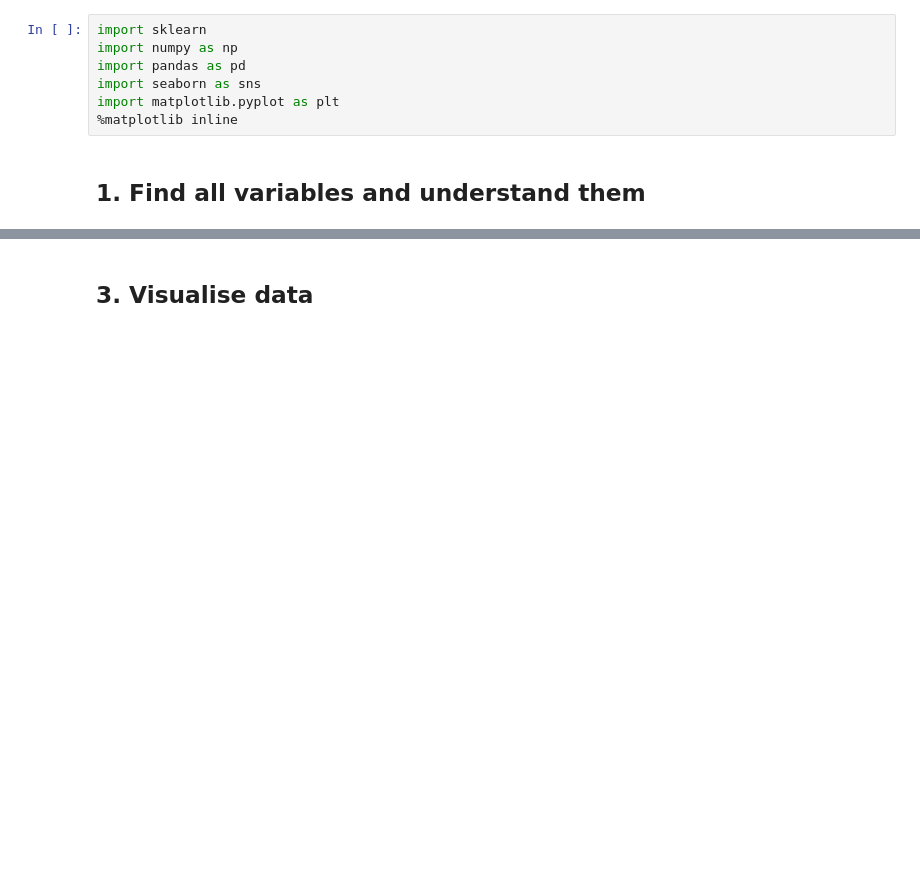
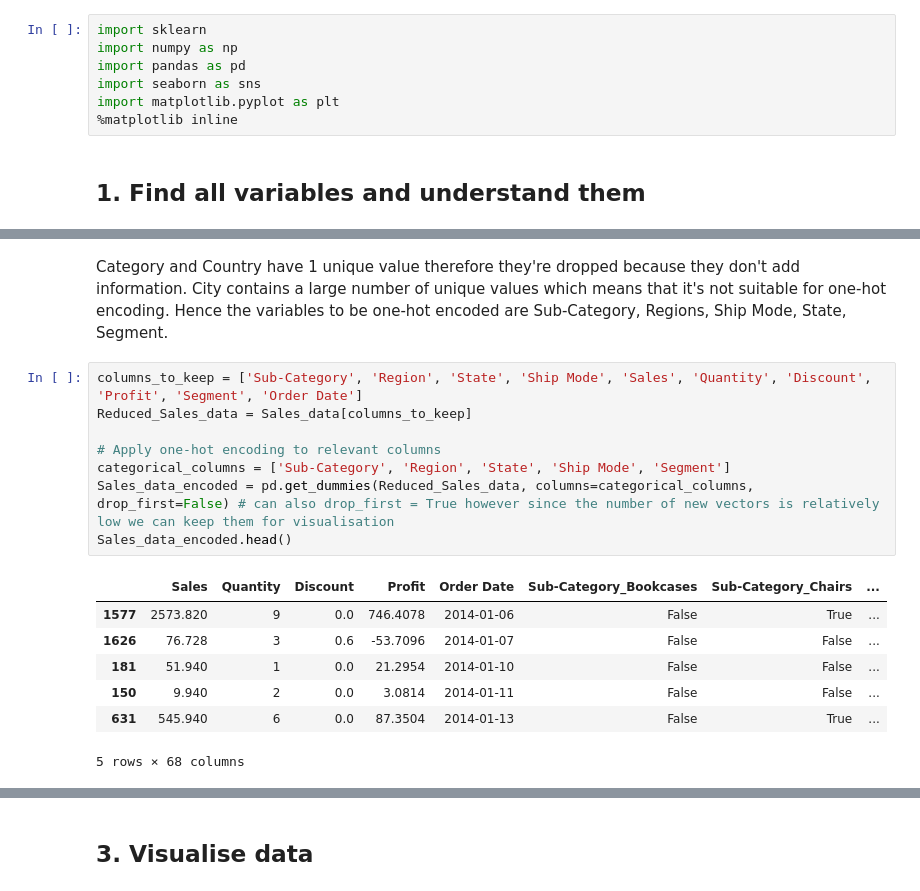
Before and after one commit to filmonmichael/2024-Phase-2-Data, a Jupyter notebook: part1-submission.ipynb, the cells around one changed output, grey strips where cells are left out. Cells and saved outputs as stored; diff of their text form; blank space fills up the shorter version.

```diff
--- a/part1-submission.ipynb
+++ b/part1-submission.ipynb
@@ -89,0 +115,18 @@ Sales_data.columns
+# %% [markdown]
+Category and Country have 1 unique value therefore they're dropped because they don't add information. City contains a large number of unique values which means that it's not suitable for one-hot encoding. Hence the variables to be one-hot encoded are Sub-Category, Regions, Ship Mode, State, Segment.
+# %%
+columns_to_keep = ['Sub-Category', 'Region', 'State', 'Ship Mode', 'Sales', 'Quantity', 'Discount', 'Profit', 'Segment', 'Order Date']
+Reduced_Sales_data = Sales_data[columns_to_keep]
+
+# Apply one-hot encoding to relevant columns
+categorical_columns = ['Sub-Category', 'Region', 'State', 'Ship Mode', 'Segment']
+Sales_data_encoded = pd.get_dummies(Reduced_Sales_data, columns=categorical_columns, drop_first=False) # can also drop_first = True however since the number of new vectors is relatively low we can keep them for visualisation
+Sales_data_encoded.head()
+# %% [output]
+|  | Sales | Quantity | Discount | Profit | Order Date | Sub-Category_Bookcases | Sub-Category_Chairs | ... |
+| 1577 | 2573.820 | 9 | 0.0 | 746.4078 | 2014-01-06 | False | True | ... |
+| 1626 | 76.728 | 3 | 0.6 | -53.7096 | 2014-01-07 | False | False | ... |
+| 181 | 51.940 | 1 | 0.0 | 21.2954 | 2014-01-10 | False | False | ... |
+| 150 | 9.940 | 2 | 0.0 | 3.0814 | 2014-01-11 | False | False | ... |
+| 631 | 545.940 | 6 | 0.0 | 87.3504 | 2014-01-13 | False | True | ... |
+5 rows × 68 columns
```
Also changed, not shown: parts of 16 cells of this notebook.
